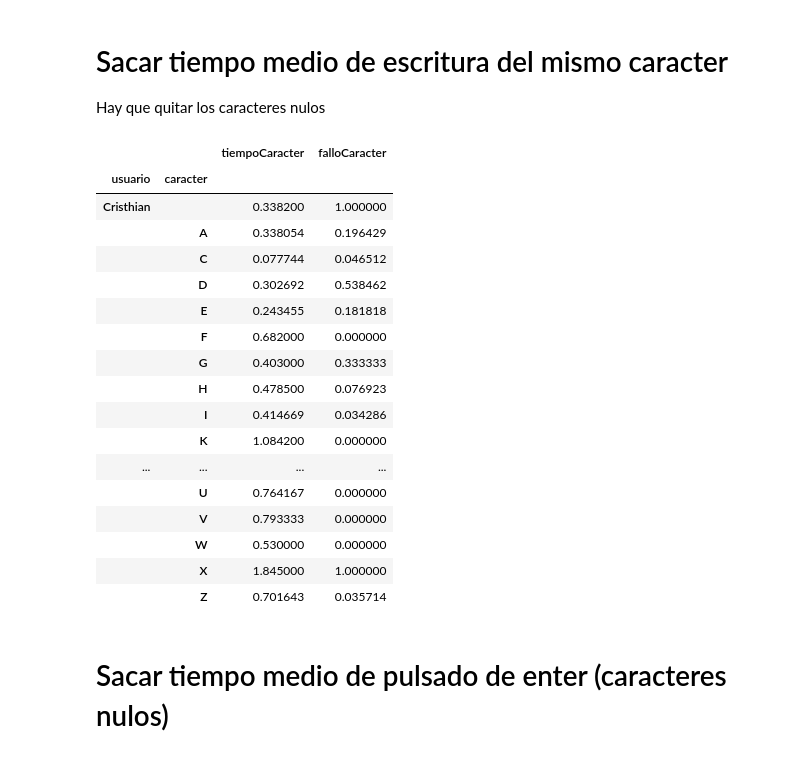
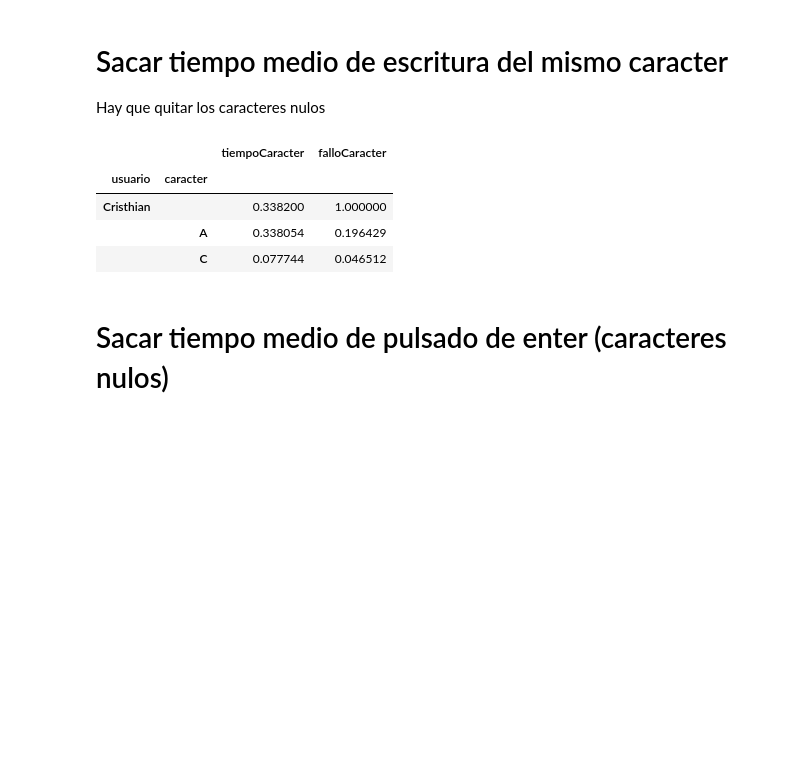
Before and after one commit to cristhro/Python_Machine_Learning, a Jupyter notebook: ejercicio 4/notebook.ipynb, the cells around one changed output. Drawn from its saved outputs; the diff is of its cells as text; code cells hidden in the pictures; blank space fills up the shorter version.

```diff
--- a/ejercicio 4/notebook.ipynb
+++ b/ejercicio 4/notebook.ipynb
@@ -71,29 +59,16 @@ Hay que quitar los caracteres nulos
 # %%
 caracter = data[~data['caracter'].isnull()][['usuario', 'caracter','tiempoCaracter','falloCaracter']]
 caracter['user'] = data['usuarioID']
 caracter = caracter.groupby(['usuario','caracter']).mean()
 targerCaracter = caracter['user']
 caracter = caracter.drop(['user'], axis=1)
-caracter
+caracter.iloc[0:3]
 # %% [output]
 |  |  | tiempoCaracter | falloCaracter |
 | usuario | caracter |  |  |
 | Cristhian |  | 0.338200 | 1.000000 |
 |  | A | 0.338054 | 0.196429 |
 |  | C | 0.077744 | 0.046512 |
-|  | D | 0.302692 | 0.538462 |
-|  | E | 0.243455 | 0.181818 |
-|  | F | 0.682000 | 0.000000 |
-|  | G | 0.403000 | 0.333333 |
-|  | H | 0.478500 | 0.076923 |
-|  | I | 0.414669 | 0.034286 |
-|  | K | 1.084200 | 0.000000 |
-| ... | ... | ... | ... |
-|  | U | 0.764167 | 0.000000 |
-|  | V | 0.793333 | 0.000000 |
-|  | W | 0.530000 | 0.000000 |
-|  | X | 1.845000 | 1.000000 |
-|  | Z | 0.701643 | 0.035714 |
 # %% [markdown]
 # Sacar tiempo medio de pulsado de enter (caracteres nulos)
 # %%
```
Also changed, not shown: parts of 7 cells of this notebook.
